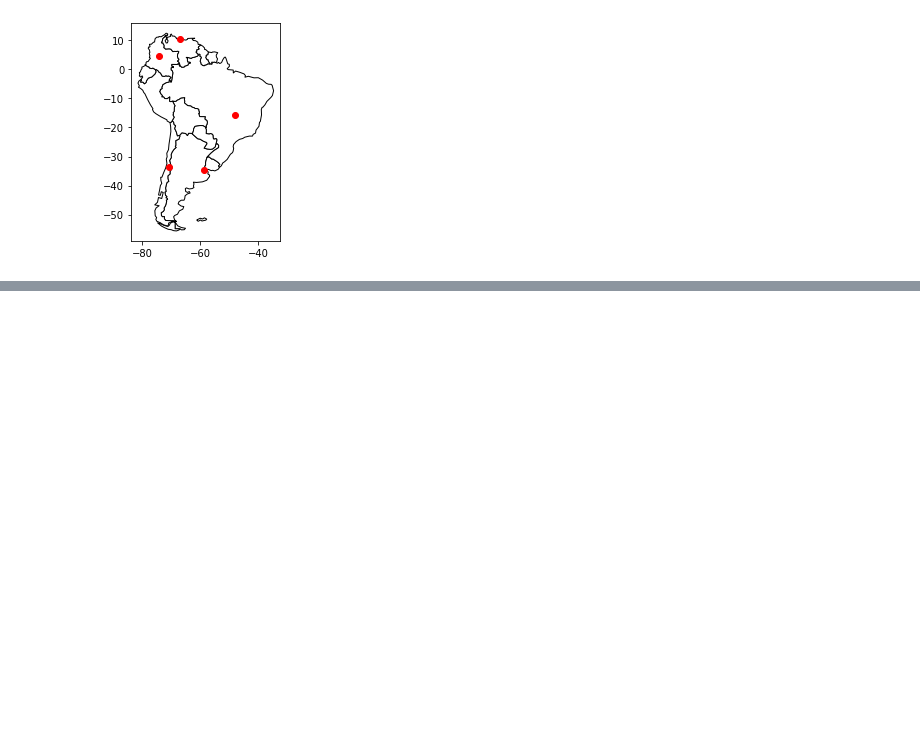
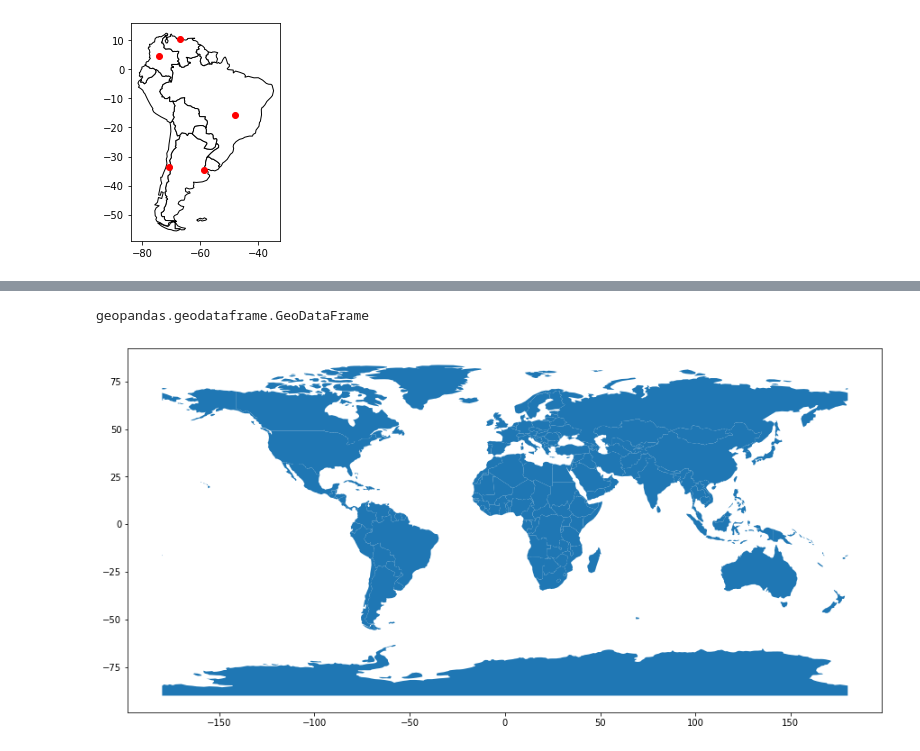
Before and after one commit to erichenschel/pluralSight_featureEngineering, a Jupyter notebook: WorkingWithGeospatialData.ipynb, the cells around one changed output, grey strips where cells are left out. Saved outputs shown, nothing was run; the diff lists cells and outputs as text; code cells hidden in the pictures; blank space fills up the shorter version.

```diff
--- a/WorkingWithGeospatialData.ipynb
+++ b/WorkingWithGeospatialData.ipynb
@@ -48,4 +48,4 @@ plt.show()
 # %% [output]
 [figure]
 # %%
-countries = geopandas.read_file('')
+countries = geopandas.read_file('/home/erich/Downloads/datasets/ne_110m_admin_0_countries.shp')
@@ -51,0 +62,10 @@ countries = geopandas.read_file('')
+# %%
+type(countries)
+# %% [output]
+geopandas.geodataframe.GeoDataFrame
+# %%
+countries.plot(figsize=(15, 8))
+
+plt.show()
+# %% [output]
+[figure, added]
```
Also changed, not shown: parts of 14 cells of this notebook.
